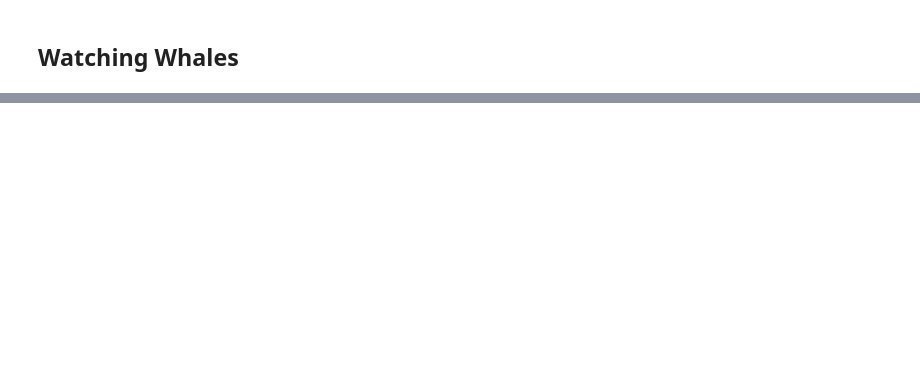
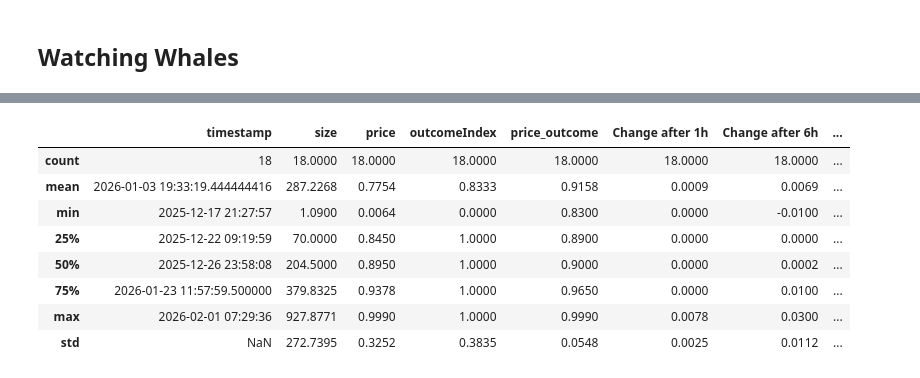
Before and after one commit to ims2003/prediction_market_data_wrangling, a Jupyter notebook: 2_wrangling_tests.ipynb, the cells around one changed output, grey strips where cells are left out. Cells and saved outputs as stored; diff of their text form; code cells hidden in the pictures; blank space fills up the shorter version.

```diff
--- a/2_wrangling_tests.ipynb
+++ b/2_wrangling_tests.ipynb
@@ -104,3 +197,17 @@ chart
+# %%
+summary_stats = whale_trade_table.describe().round(4)
+
+summary_stats
+# %% [output]
+|  | timestamp | size | price | outcomeIndex | price_outcome | Change after 1h | Change after 6h | ... |
+| count | 18 | 18.0000 | 18.0000 | 18.0000 | 18.0000 | 18.0000 | 18.0000 | ... |
+| mean | 2026-01-03 19:33:19.444444416 | 287.2268 | 0.7754 | 0.8333 | 0.9158 | 0.0009 | 0.0069 | ... |
+| min | 2025-12-17 21:27:57 | 1.0900 | 0.0064 | 0.0000 | 0.8300 | 0.0000 | -0.0100 | ... |
+| 25% | 2025-12-22 09:19:59 | 70.0000 | 0.8450 | 1.0000 | 0.8900 | 0.0000 | 0.0000 | ... |
+| 50% | 2025-12-26 23:58:08 | 204.5000 | 0.8950 | 1.0000 | 0.9000 | 0.0000 | 0.0002 | ... |
+| 75% | 2026-01-23 11:57:59.500000 | 379.8325 | 0.9378 | 1.0000 | 0.9650 | 0.0000 | 0.0100 | ... |
+| max | 2026-02-01 07:29:36 | 927.8771 | 0.9990 | 1.0000 | 0.9990 | 0.0078 | 0.0300 | ... |
+| std | NaN | 272.7395 | 0.3252 | 0.3835 | 0.0548 | 0.0025 | 0.0112 | ... |
 # %% [markdown]
 ![Whale Watching](other/whalewatching.jpg)
 
```
Also changed, not shown: parts of 4 cells of this notebook.
